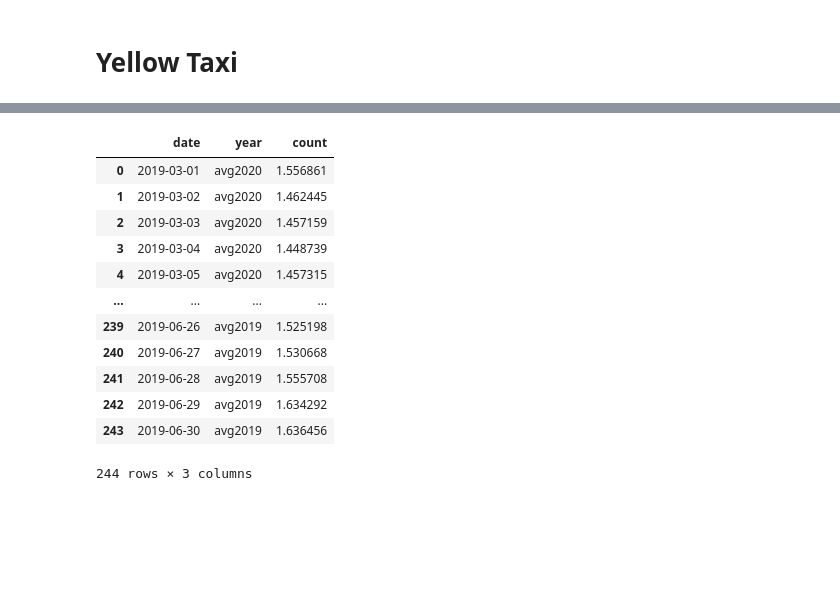
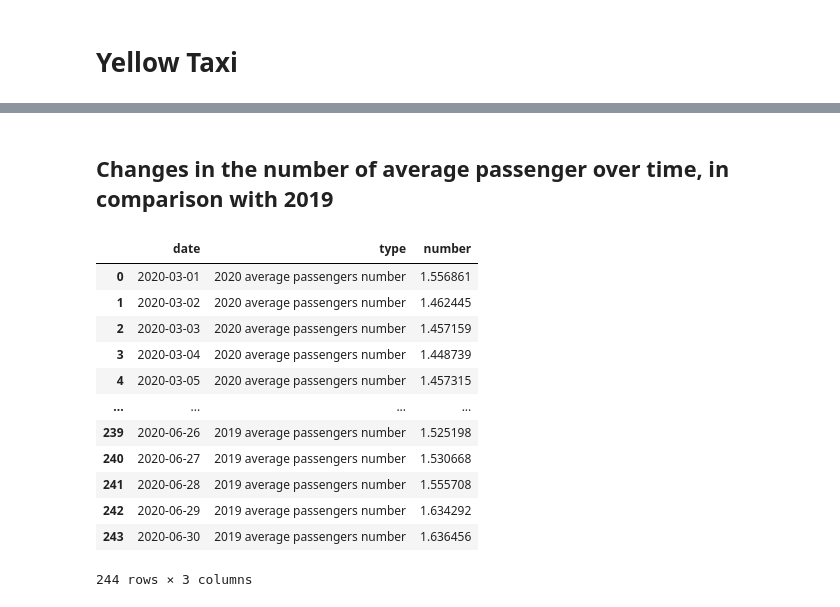
Before and after one commit to Johnson1602/big-data-project, a Jupyter notebook: covid-19-taxi-fhv.ipynb, the cells around one changed output, grey strips where cells are left out. Drawn from its saved outputs; the diff is of its cells as text; code cells hidden in the pictures; blank space fills up the shorter version.

```diff
--- a/covid-19-taxi-fhv.ipynb
+++ b/covid-19-taxi-fhv.ipynb
@@ -229,18 +202,25 @@ yellow_avg
-# %%
-yellow_avg_long_form = yellow_avg.melt('date', var_name='year', value_name='count')
-yellow_avg_long_form
-# %% [output]
-|  | date | year | count |
-| 0 | 2019-03-01 | avg2020 | 1.556861 |
-| 1 | 2019-03-02 | avg2020 | 1.462445 |
-| 2 | 2019-03-03 | avg2020 | 1.457159 |
-| 3 | 2019-03-04 | avg2020 | 1.448739 |
-| 4 | 2019-03-05 | avg2020 | 1.457315 |
-| ... | ... | ... | ... |
-| 239 | 2019-06-26 | avg2019 | 1.525198 |
-| 240 | 2019-06-27 | avg2019 | 1.530668 |
-| 241 | 2019-06-28 | avg2019 | 1.555708 |
-| 242 | 2019-06-29 | avg2019 | 1.634292 |
-| 243 | 2019-06-30 | avg2019 | 1.636456 |
-244 rows × 3 columns
+# %% [markdown]
+## Changes in the number of  average passenger over time, in comparison with 2019
+# %%
+# only look at avg (not count)
+yellow_avg = yellow_agg[['date2020', 'avg2020', 'avg2019']]
+yellow_avg.columns = ['date', '2020 average passengers number', '2019 average passengers number']
+
+# convert wide form data to long form data to draw multiple lines in one graph
+yellow_avg_long_form = yellow_avg.melt('date', var_name='type', value_name='number')
+yellow_avg_long_form
+# %% [output]
+|  | date | type | number |
+| 0 | 2020-03-01 | 2020 average passengers number | 1.556861 |
+| 1 | 2020-03-02 | 2020 average passengers number | 1.462445 |
+| 2 | 2020-03-03 | 2020 average passengers number | 1.457159 |
+| 3 | 2020-03-04 | 2020 average passengers number | 1.448739 |
+| 4 | 2020-03-05 | 2020 average passengers number | 1.457315 |
+| ... | ... | ... | ... |
+| 239 | 2020-06-26 | 2019 average passengers number | 1.525198 |
+| 240 | 2020-06-27 | 2019 average passengers number | 1.530668 |
+| 241 | 2020-06-28 | 2019 average passengers number | 1.555708 |
+| 242 | 2020-06-29 | 2019 average passengers number | 1.634292 |
+| 243 | 2020-06-30 | 2019 average passengers number | 1.636456 |
+244 rows × 3 columns
 # %%
```
Also changed, not shown: parts of 29 cells of this notebook, 2 other files.
